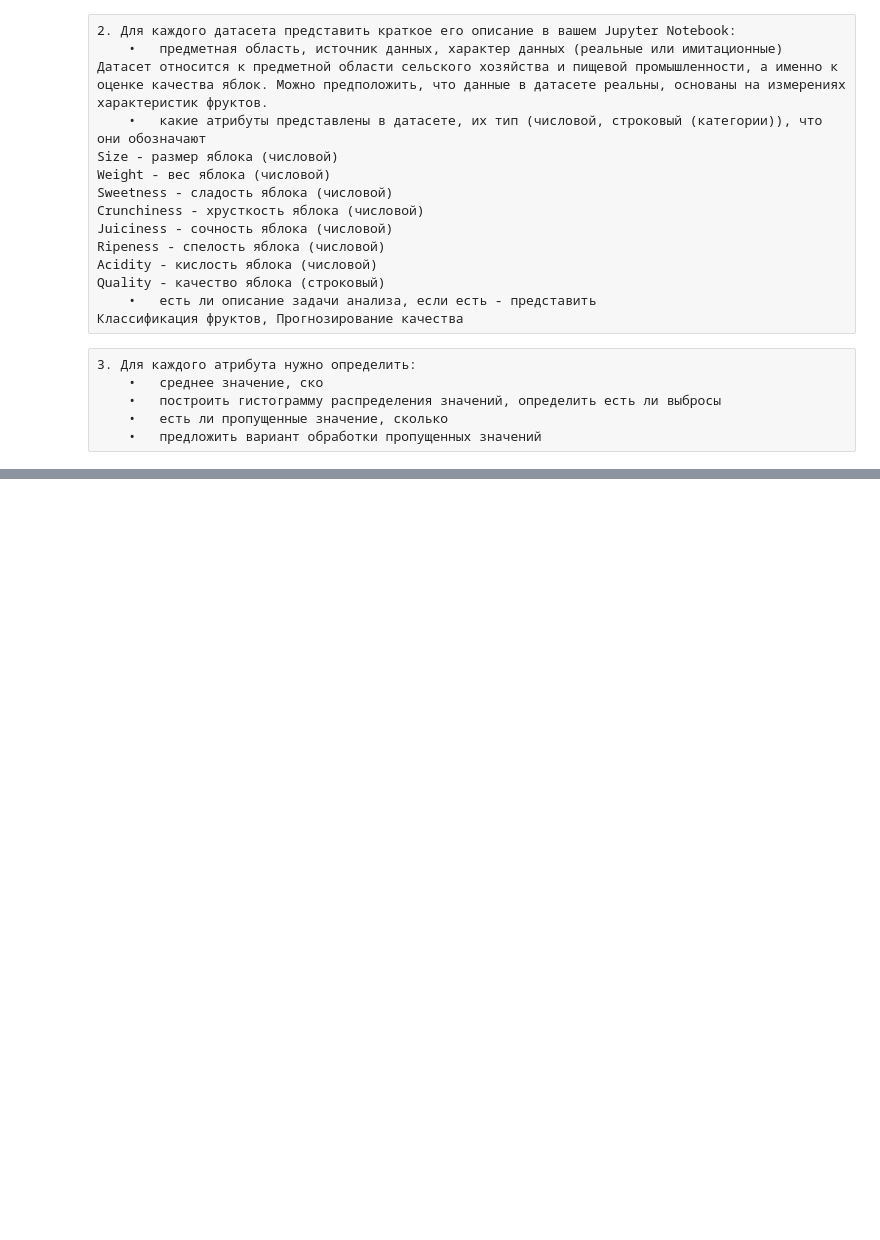
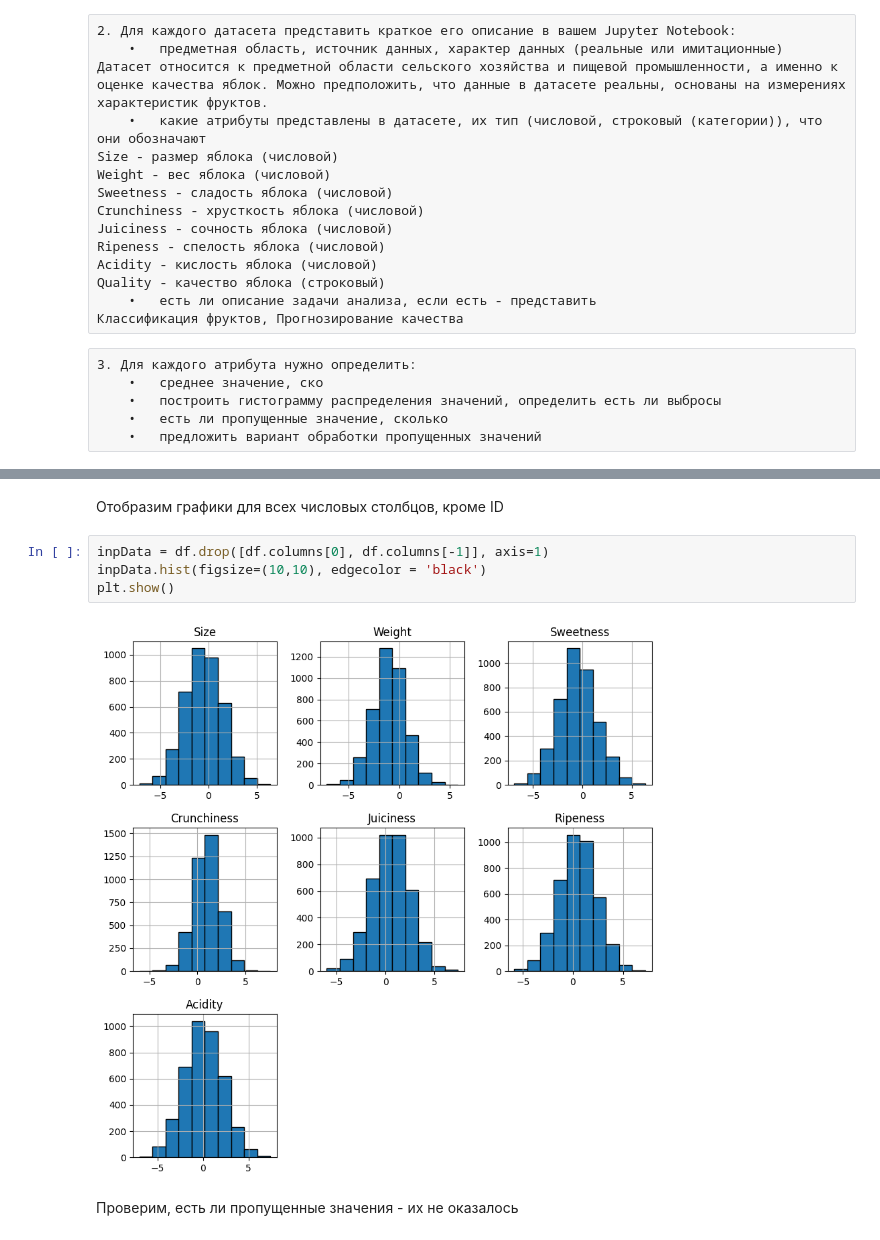
Before and after one commit to OckarPill/machinka, a Jupyter notebook: Lab 1, группа 2371, Икунин Артем Александрович.ipynb, the cells around one changed output, grey strips where cells are left out. Drawn from its saved outputs; the diff is of its cells as text; blank space fills up the shorter version.

```diff
--- a/Lab 1, группа 2371, Икунин Артем Александрович.ipynb
+++ b/Lab 1, группа 2371, Икунин Артем Александрович.ipynb
@@ -33,0 +63,10 @@ FileNotFoundError: [Errno 2] No such file or directory: 'apple_quality.csv'
+# %% [markdown]
+Отобразим графики для всех числовых столбцов, кроме ID
+# %%
+inpData = df.drop([df.columns[0], df.columns[-1]], axis=1)
+inpData.hist(figsize=(10,10), edgecolor = 'black')
+plt.show()
+# %% [output]
+[figure, added]
+# %% [markdown]
+Проверим, есть ли пропущенные значения - их не оказалось
```
Also changed, not shown: parts of 10 cells of this notebook.
